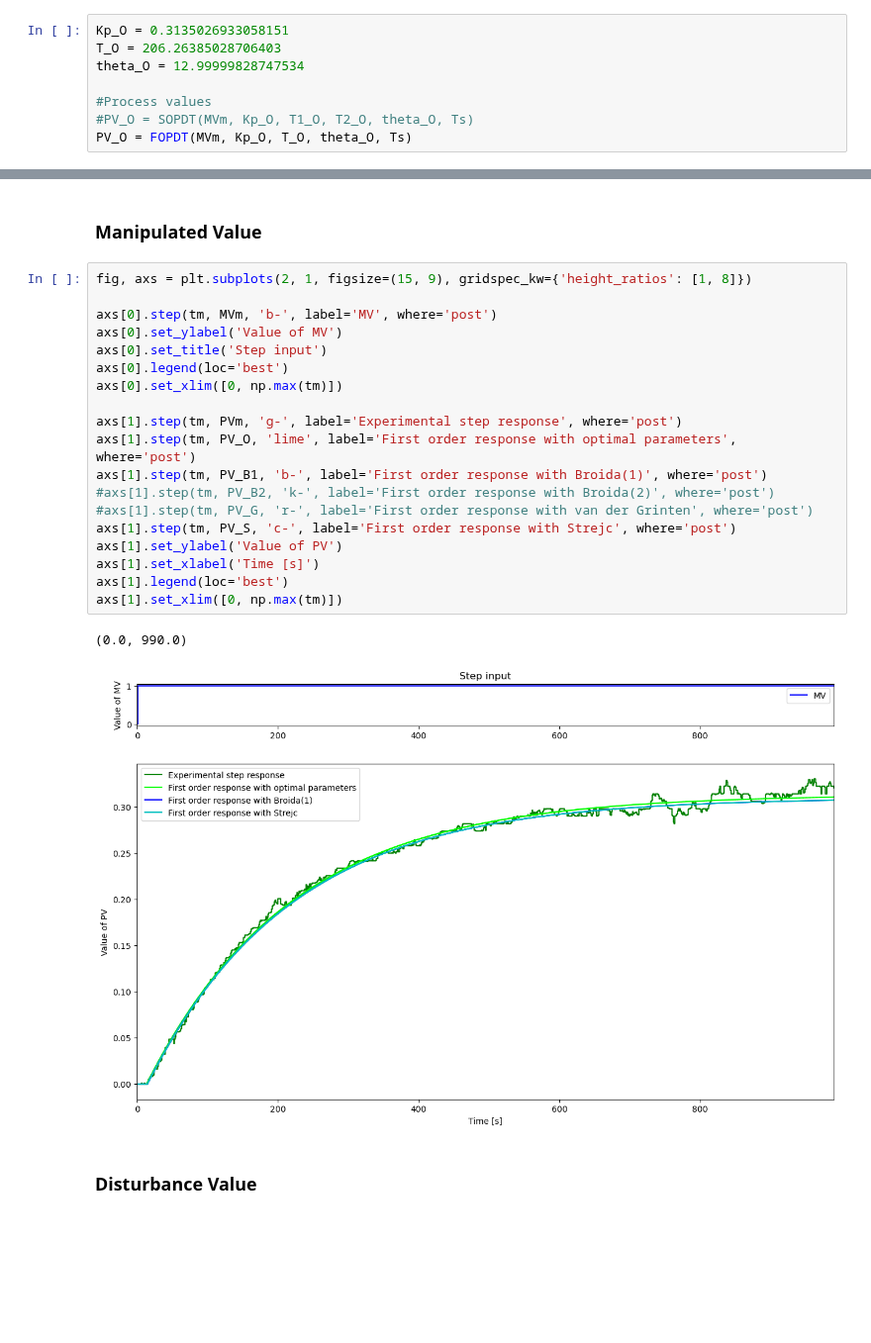
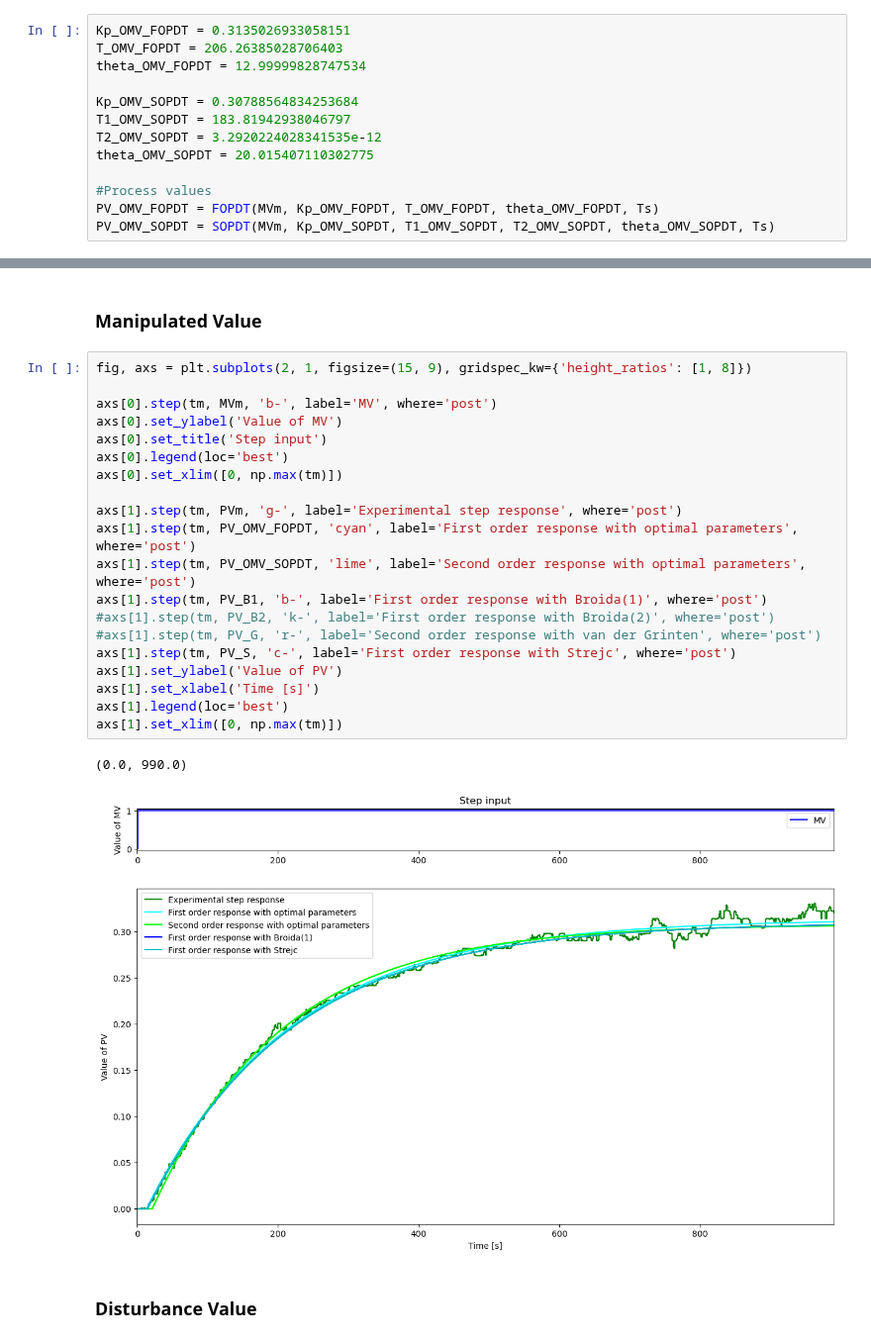
Before and after one commit to sstav0/Lab_Control_Theory, a Jupyter notebook: Simulation_OLP.ipynb, the cells around one changed output, grey strips where cells are left out. Shown at 99% size. Saved outputs shown, nothing was run; the diff lists cells and outputs as text; blank space fills up the shorter version.

Commit message:
Made FO & SO optimal for MV & DV

```diff
--- a/Simulation_OLP.ipynb
+++ b/Simulation_OLP.ipynb
@@ -58,13 +58,18 @@ Ts = 1
 # %% [markdown]
 ### MV
 # %%
-Kp_O = 0.3135026933058151
-T_O = 206.26385028706403
-theta_O = 12.99999828747534
+Kp_OMV_FOPDT = 0.3135026933058151
+T_OMV_FOPDT = 206.26385028706403
+theta_OMV_FOPDT = 12.99999828747534
+
+Kp_OMV_SOPDT = 0.30788564834253684
+T1_OMV_SOPDT = 183.81942938046797
+T2_OMV_SOPDT = 3.2920224028341535e-12
+theta_OMV_SOPDT = 20.015407110302775
 
 #Process values
-#PV_O = SOPDT(MVm, Kp_O, T1_O, T2_O, theta_O, Ts)
-PV_O = FOPDT(MVm, Kp_O, T_O, theta_O, Ts)
+PV_OMV_FOPDT = FOPDT(MVm, Kp_OMV_FOPDT, T_OMV_FOPDT, theta_OMV_FOPDT, Ts)
+PV_OMV_SOPDT = SOPDT(MVm, Kp_OMV_SOPDT, T1_OMV_SOPDT, T2_OMV_SOPDT, theta_OMV_SOPDT, Ts)
 # %% [markdown]
 ### DV
 # %%
@@ -164,25 +169,26 @@ Stretjc : order = 1, T = 204.6, theta = 13.4
 # %%
 fig, axs = plt.subplots(2, 1, figsize=(15, 9), gridspec_kw={'height_ratios': [1, 8]})
 
 axs[0].step(tm, MVm, 'b-', label='MV', where='post')
 axs[0].set_ylabel('Value of MV')
 axs[0].set_title('Step input')
 axs[0].legend(loc='best')
 axs[0].set_xlim([0, np.max(tm)])
 
 axs[1].step(tm, PVm, 'g-', label='Experimental step response', where='post')
-axs[1].step(tm, PV_O, 'lime', label='First order response with optimal parameters', where='post')
+axs[1].step(tm, PV_OMV_FOPDT, 'cyan', label='First order response with optimal parameters', where='post')
+axs[1].step(tm, PV_OMV_SOPDT, 'lime', label='Second order response with optimal parameters', where='post')
 axs[1].step(tm, PV_B1, 'b-', label='First order response with Broida(1)', where='post')
 #axs[1].step(tm, PV_B2, 'k-', label='First order response with Broida(2)', where='post')
-#axs[1].step(tm, PV_G, 'r-', label='First order response with van der Grinten', where='post')
+#axs[1].step(tm, PV_G, 'r-', label='Second order response with van der Grinten', where='post')
 axs[1].step(tm, PV_S, 'c-', label='First order response with Strejc', where='post')
 axs[1].set_ylabel('Value of PV')
 axs[1].set_xlabel('Time [s]')
 axs[1].legend(loc='best')
 axs[1].set_xlim([0, np.max(tm)])
 # %% [output]
 (0.0, 990.0)
-[figure, old version]
+[figure, new version]
 # %% [markdown]
 ### Disturbance Value
 # %%
```
Also changed, not shown: parts of 4 cells of this notebook, 1 other file.
